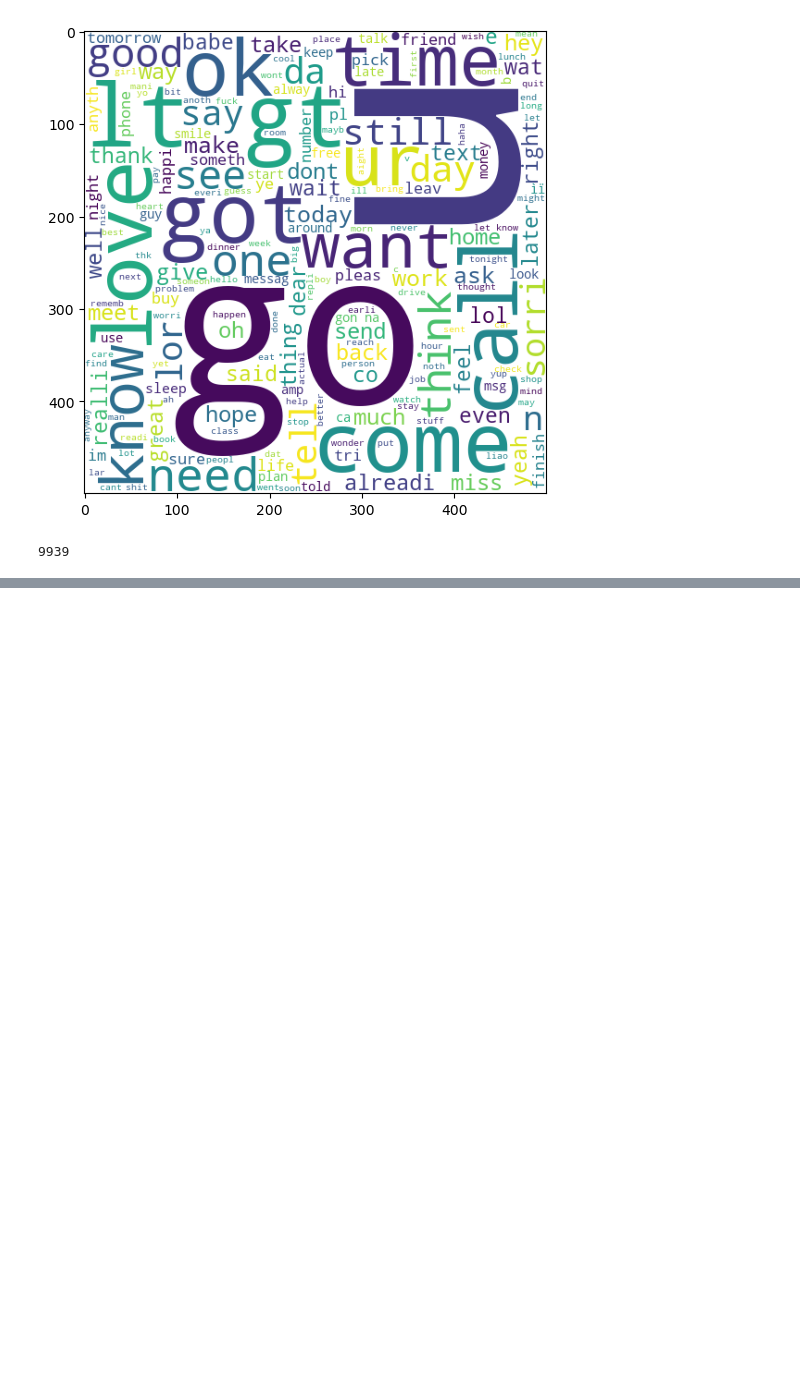
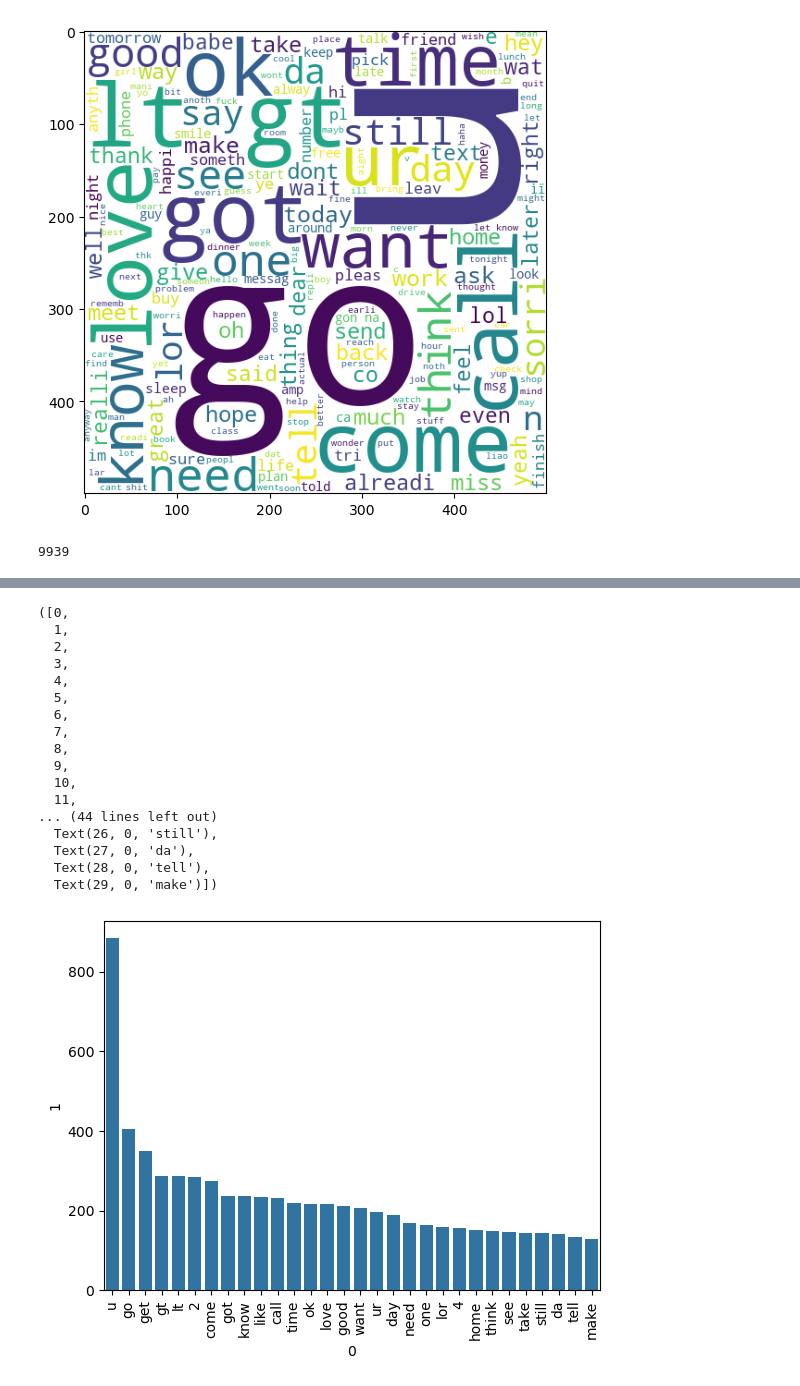
Before and after one commit to souravbiswas19/email-spam-classifier, a Jupyter notebook: sms-spam-detection.ipynb, the cells around one changed output, grey strips where cells are left out. Drawn from its saved outputs; the diff is of its cells as text; code cells hidden in the pictures; blank space fills up the shorter version.

```diff
--- a/sms-spam-detection.ipynb
+++ b/sms-spam-detection.ipynb
@@ -362,0 +384,28 @@ Name: 0, dtype: object
+# %%
+ham_corpus = []
+for msg in df[df['target']==0]['transformed_text'].tolist():
+    for word in msg.split():
+        ham_corpus.append(word)
+# %%
+from collections import Counter
+sns.barplot(x=pd.DataFrame(Counter(ham_corpus).most_common(30))[0],y=pd.DataFrame(Counter(ham_corpus).most_common(30))[1])
+plt.xticks(rotation='vertical')
+# %% [output]
+([0,
+  1,
+  2,
+  3,
+  4,
+  5,
+  6,
+  7,
+  8,
+  9,
+  10,
+  11,
+... (44 lines left out)
+  Text(26, 0, 'still'),
+  Text(27, 0, 'da'),
+  Text(28, 0, 'tell'),
+  Text(29, 0, 'make')])
+[figure, added]
```
Also changed, not shown: parts of 3 cells of this notebook.
